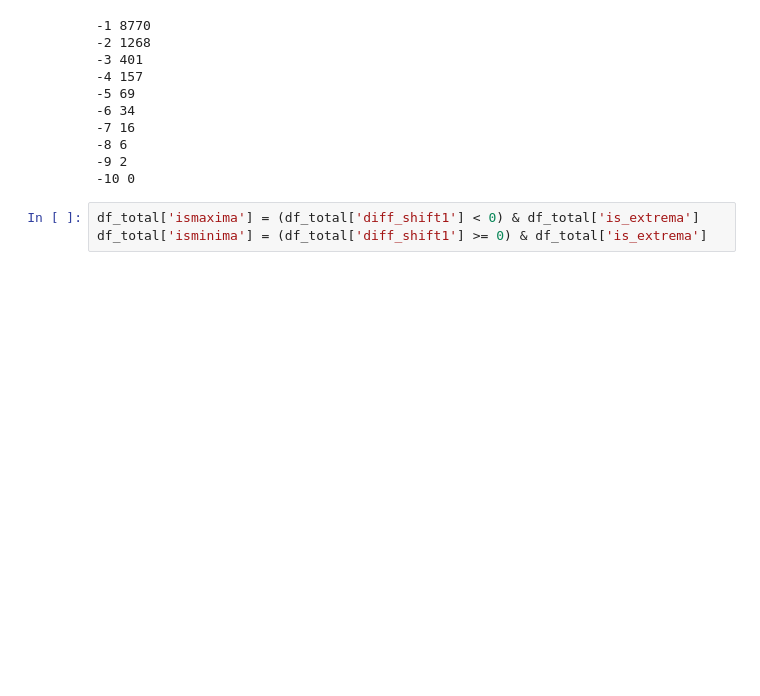
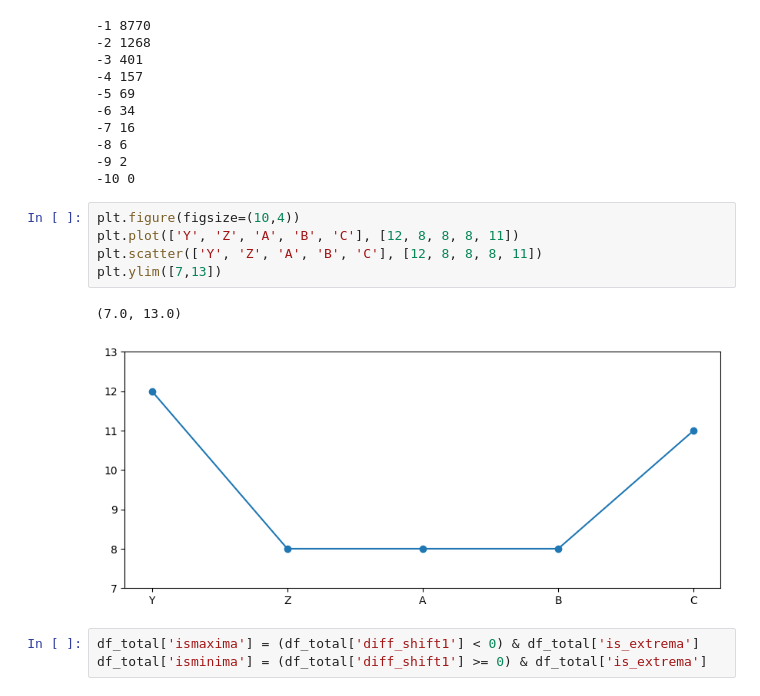
Before and after one commit to NikitaKrotenko/Diploma, a Jupyter notebook: razmetka.ipynb, the cells around one changed output. Drawn from its saved outputs; the diff is of its cells as text; blank space fills up the shorter version.

```diff
--- a/razmetka.ipynb
+++ b/razmetka.ipynb
@@ -299,6 +335,14 @@ df_total['is_extrema'] = (df_total['diff'] * df_total['diff_shift1'] < 0)
 -8 6
 -9 2
 -10 0
+# %%
+plt.figure(figsize=(10,4))
+plt.plot(['Y', 'Z', 'A', 'B', 'C'], [12, 8, 8, 8, 11])
+plt.scatter(['Y', 'Z', 'A', 'B', 'C'], [12, 8, 8, 8, 11])
+plt.ylim([7,13])
+# %% [output]
+(7.0, 13.0)
+[figure, added]
 # %%
 df_total['ismaxima'] = (df_total['diff_shift1'] < 0) & df_total['is_extrema']
 df_total['isminima'] = (df_total['diff_shift1'] >= 0) & df_total['is_extrema']
```
Also changed, not shown: parts of 32 cells of this notebook.
